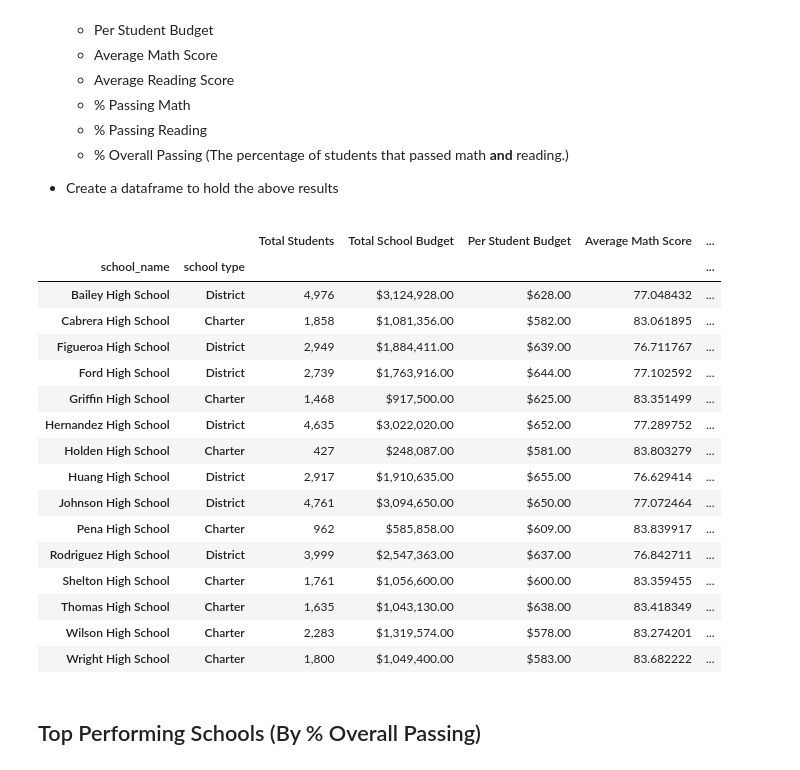
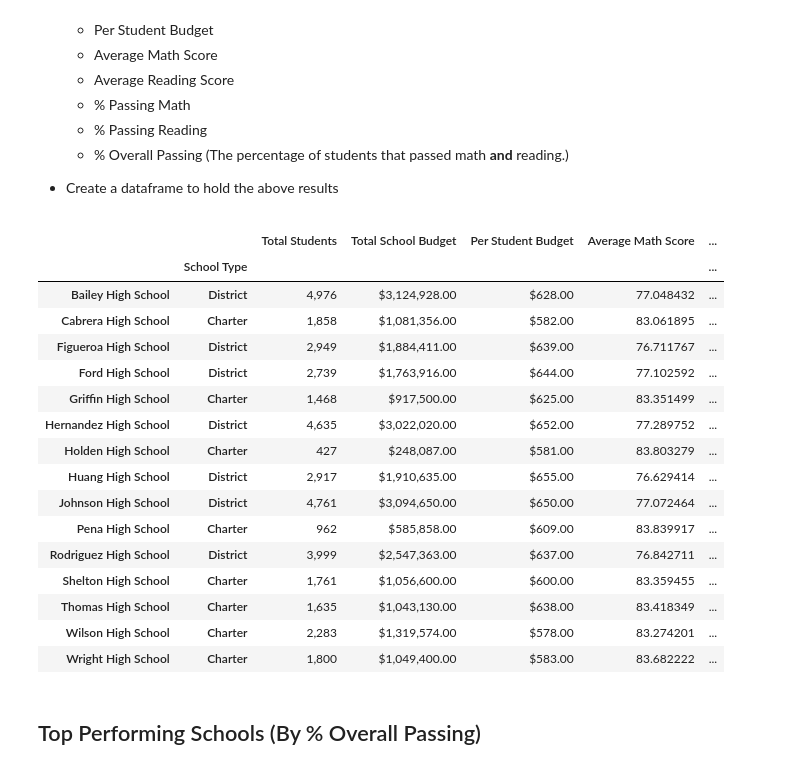
Before and after one commit to hiu-lai/pandas-challenge, a Jupyter notebook: PyCitySchools/PyCitySchools.ipynb, the cells around one changed output. Saved outputs shown, nothing was run; the diff lists cells and outputs as text; code cells hidden in the pictures.

```diff
--- a/PyCitySchools/PyCitySchools.ipynb
+++ b/PyCitySchools/PyCitySchools.ipynb
@@ -15,7 +15,7 @@ student_data = pd.read_csv(student_data_to_load)
 
 # Combine the data into a single dataset.
 school_data_complete = pd.merge(student_data, school_data, how="left", on=["school_name", "school_name"])
-school_data_complete = school_data_complete.rename(columns={'type': 'school type'})
+school_data_complete = school_data_complete.rename(columns={'type': 'School Type'})
 school_data_complete.head(10)
 # %% [output]
 |  | Student ID | student_name | gender | grade | school_name | reading_score | math_score | School ID | ... |
@@ -99,7 +99,7 @@ district_summary_df
 
 * Create a dataframe to hold the above results
 # %%
-grouped_school = school_data_complete.groupby(['school_name', 'school type'])
+grouped_school = school_data_complete.groupby(['school_name', 'School Type'])
 students_count = grouped_school["Student ID"].count()
 totschoolBudget = grouped_school["budget"].unique().str[0]
 # totschoolBud = grouped_school["budget"].unique().str[0]
@@ -109,37 +109,38 @@ avg_readscore = grouped_school["reading_score"].mean()
 
 # Calculate math score pass percentage
 math_pass_df = school_data_complete.loc[(school_data_complete["math_score"] >= 70)]
-math_pass_df = math_pass_df.groupby(['school_name', 'school type'])
+math_pass_df = math_pass_df.groupby(['school_name', 'School Type'])
 math_pass_df = (math_pass_df["Student ID"].count() / students_count) * 100
 
 # Calculate reading score pass percentage
 read_pass_df = school_data_complete.loc[(school_data_complete["reading_score"] >= 70)]
-read_pass_df = read_pass_df.groupby(['school_name', 'school type'])
+read_pass_df = read_pass_df.groupby(['school_name', 'School Type'])
 read_pass_df = (read_pass_df["Student ID"].count() / students_count) * 100
 
 # Overall pass percentage
 over_pass_df = school_data_complete.loc[(school_data_complete["reading_score"] >= 70) & (school_data_complete["math_score"] >= 70)]
-over_pass_df = over_pass_df.groupby(['school_name', 'school type'])
+over_pass_df = over_pass_df.groupby(['school_name', 'School Type'])
 over_pass_df = (over_pass_df["Student ID"].count() / students_count) * 100
 over_pass_df
 
 # Summary Dataframe
 school_summary_df = pd.DataFrame({'Total Students': students_count,
                                   'Total School Budget': totschoolBudget,
                                    'Per Student Budget': BudPerStudent,
                                    'Average Math Score': avg_mathscore,
                                    'Average Reading Score': avg_readscore,
                                    '% Passing Math': math_pass_df,
                                    '% Passing Reading': read_pass_df,
                                    '% Overall Passing': over_pass_df
                                    })
 school_summary_df['Total Students'] = school_summary_df['Total Students'].map("{:,.0f}".format)
 school_summary_df['Total School Budget'] = school_summary_df['Total School Budget'].map("${:,.2f}".format)
 school_summary_df['Per Student Budget'] = school_summary_df['Per Student Budget'].map("${:,.2f}".format)
+school_summary_df = school_summary_df.rename_axis(index=[' ', 'School Type'])
 school_summary_df
 # %% [output]
 |  |  | Total Students | Total School Budget | Per Student Budget | Average Math Score | ... |
-| school_name | school type |  |  |  |  | ... |
+|  | School Type |  |  |  |  | ... |
 | Bailey High School | District | 4,976 | $3,124,928.00 | $628.00 | 77.048432 | ... |
 | Cabrera High School | Charter | 1,858 | $1,081,356.00 | $582.00 | 83.061895 | ... |
 | Figueroa High School | District | 2,949 | $1,884,411.00 | $639.00 | 76.711767 | ... |
```
Also changed, not shown: parts of 5 cells of this notebook, 1 other file.
